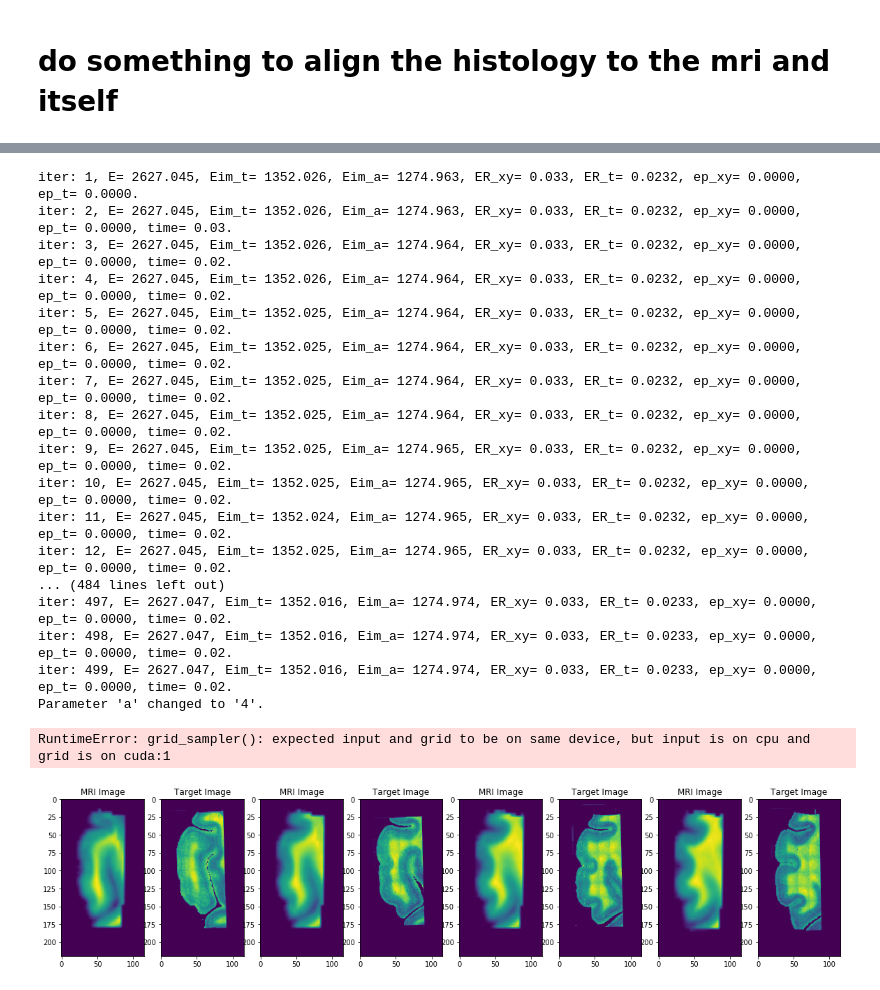
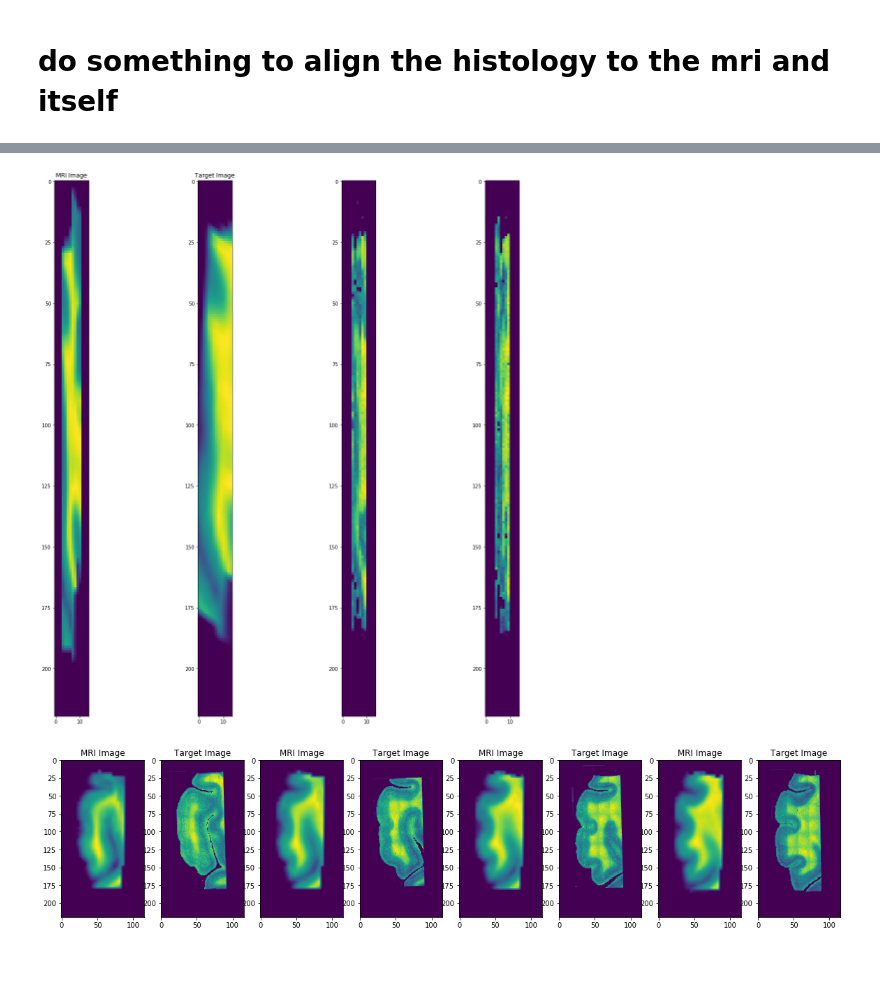
Before and after one commit to jtrieu2/HopkinsLabNotes, a Jupyter notebook: LabNB_12092019_JT.ipynb, the cells around one changed output, grey strips where cells are left out. Drawn from its saved outputs; the diff is of its cells as text; code cells hidden in the pictures; blank space fills up the shorter version.

```diff
--- a/LabNB_12092019_JT.ipynb
+++ b/LabNB_12092019_JT.ipynb
@@ -373,34 +537,18 @@ tensor([ 0.0000,  0.0000,  0.0000,  0.0000, -0.0454, -1.8196, -1.7622, -1.7037,
-# %%
-for i in range(5):
-    # rigidly align target to the mri
-    a,b,theta,outtarget,epsilonxy,epsilontheta = lddmm.sa(torch.tensor(target_resample_arr).type(torch.FloatTensor).to(device=device),torch.tensor(mri_translated).type(torch.FloatTensor).to(device=device),niter=niter,dim=2,norm=0,missingslices=missingslices,sigma_atlas=38.35,sigma_target=50.0,a=a,b=b,theta=theta,nx=list(target_resample_arr.shape),dx=output_spacing,epsilonxy=epsilonxy*4, epsilontheta=epsilontheta*4, sigma_target_radius=1, sigma_atlas_radius=1)
-    lddmm.setParams('a',4)
-    outtarget = lddmm.applySA(torch.tensor(target_resample_arr).type(torch.FloatTensor), a, b, theta, dim=2,nx=list(target_resample_arr.shape),dx=output_spacing).numpy().astype(np.float32)
-
-    # update the target image and continue affine alignment of the mri to the histology stack
-    lddmm.J[0] = outtarget
-    lddmm.setParams('epsilonL',1e-5)
-    lddmm.setParams('epsilonT',2e-5)
-    lddmm.run()
-# %% [output]
-iter: 1, E= 2627.045, Eim_t= 1352.026, Eim_a= 1274.963, ER_xy= 0.033, ER_t= 0.0232, ep_xy= 0.0000, ep_t= 0.0000.
-iter: 2, E= 2627.045, Eim_t= 1352.026, Eim_a= 1274.963, ER_xy= 0.033, ER_t= 0.0232, ep_xy= 0.0000, ep_t= 0.0000, time= 0.03.
-iter: 3, E= 2627.045, Eim_t= 1352.026, Eim_a= 1274.964, ER_xy= 0.033, ER_t= 0.0232, ep_xy= 0.0000, ep_t= 0.0000, time= 0.02.
-iter: 4, E= 2627.045, Eim_t= 1352.026, Eim_a= 1274.964, ER_xy= 0.033, ER_t= 0.0232, ep_xy= 0.0000, ep_t= 0.0000, time= 0.02.
-iter: 5, E= 2627.045, Eim_t= 1352.025, Eim_a= 1274.964, ER_xy= 0.033, ER_t= 0.0232, ep_xy= 0.0000, ep_t= 0.0000, time= 0.02.
-iter: 6, E= 2627.045, Eim_t= 1352.025, Eim_a= 1274.964, ER_xy= 0.033, ER_t= 0.0232, ep_xy= 0.0000, ep_t= 0.0000, time= 0.02.
-iter: 7, E= 2627.045, Eim_t= 1352.025, Eim_a= 1274.964, ER_xy= 0.033, ER_t= 0.0232, ep_xy= 0.0000, ep_t= 0.0000, time= 0.02.
-iter: 8, E= 2627.045, Eim_t= 1352.025, Eim_a= 1274.964, ER_xy= 0.033, ER_t= 0.0232, ep_xy= 0.0000, ep_t= 0.0000, time= 0.02.
-iter: 9, E= 2627.045, Eim_t= 1352.025, Eim_a= 1274.965, ER_xy= 0.033, ER_t= 0.0232, ep_xy= 0.0000, ep_t= 0.0000, time= 0.02.
-iter: 10, E= 2627.045, Eim_t= 1352.025, Eim_a= 1274.965, ER_xy= 0.033, ER_t= 0.0232, ep_xy= 0.0000, ep_t= 0.0000, time= 0.02.
-iter: 11, E= 2627.045, Eim_t= 1352.024, Eim_a= 1274.965, ER_xy= 0.033, ER_t= 0.0232, ep_xy= 0.0000, ep_t= 0.0000, time= 0.02.
-iter: 12, E= 2627.045, Eim_t= 1352.025, Eim_a= 1274.965, ER_xy= 0.033, ER_t= 0.0232, ep_xy= 0.0000, ep_t= 0.0000, time= 0.02.
-... (484 lines left out)
-iter: 497, E= 2627.047, Eim_t= 1352.016, Eim_a= 1274.974, ER_xy= 0.033, ER_t= 0.0233, ep_xy= 0.0000, ep_t= 0.0000, time= 0.02.
-iter: 498, E= 2627.047, Eim_t= 1352.016, Eim_a= 1274.974, ER_xy= 0.033, ER_t= 0.0233, ep_xy= 0.0000, ep_t= 0.0000, time= 0.02.
-iter: 499, E= 2627.047, Eim_t= 1352.016, Eim_a= 1274.974, ER_xy= 0.033, ER_t= 0.0233, ep_xy= 0.0000, ep_t= 0.0000, time= 0.02.
-Parameter 'a' changed to '4'.
-RuntimeError: grid_sampler(): expected input and grid to be on same device, but input is on cpu and grid is on cuda:1
+# %%
+plt.figure()
+plt.subplot(1,4,1)
+plt.imshow(mri_translated[:,70,:])
+plt.title('MRI Image')
+plt.subplot(1,4,2)
+plt.imshow(mri_translated_rigid[:,70,:])
+plt.title('Target Image')
+plt.subplot(1,4,3)
+plt.imshow(outtarget[:,70,:])
+plt.subplot(1,4,4)
+plt.imshow(target_resample_arr[:,70,:])
+plt.show()
+# %% [output]
+[figure, added]
 # %%
 # apply the contrast adjustment to the MRI
 #mri_adjusted = (mri_transform_arr - lddmm.ccIbar[0].cpu().numpy()) * lddmm.ccCovIJ[0].cpu().numpy() / lddmm.ccVarI[0].cpu().numpy() + lddmm.ccJbar[0].cpu().numpy()
```
Also changed, not shown: parts of 5 cells of this notebook.
